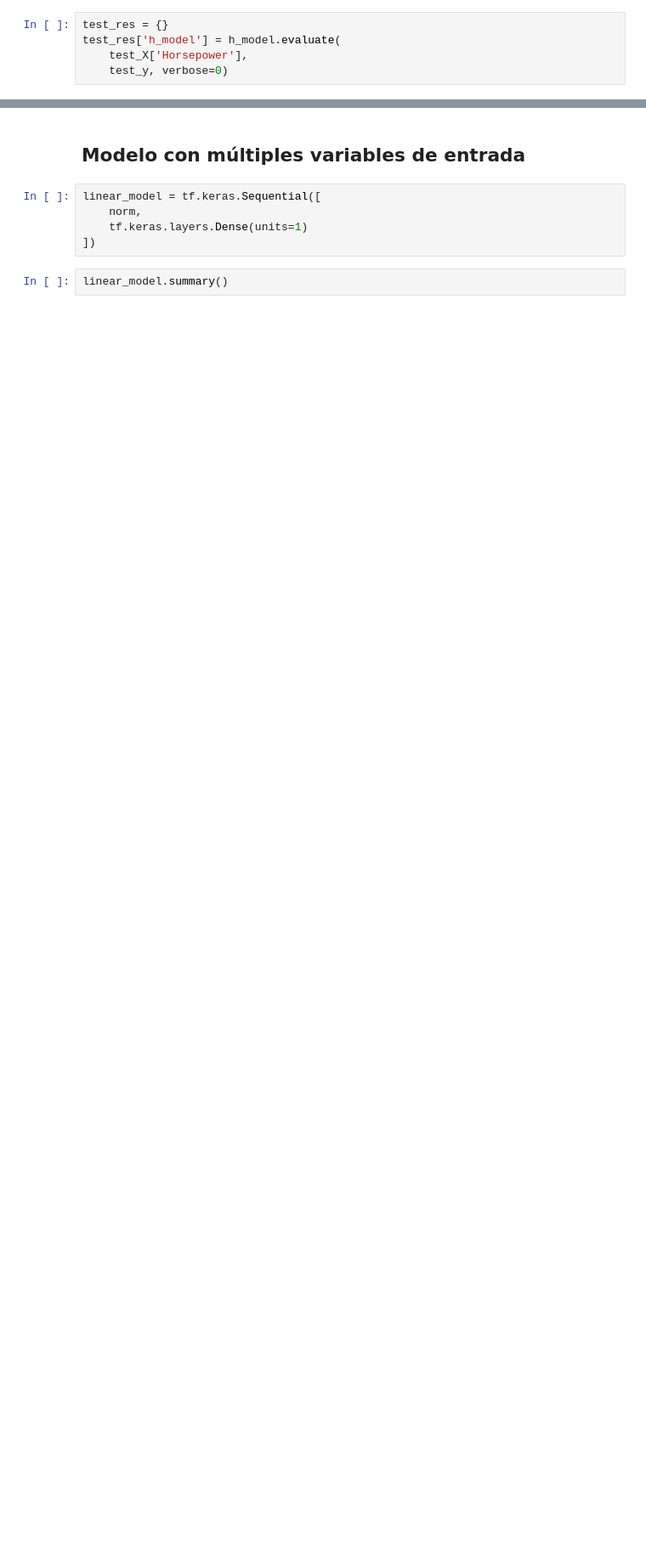
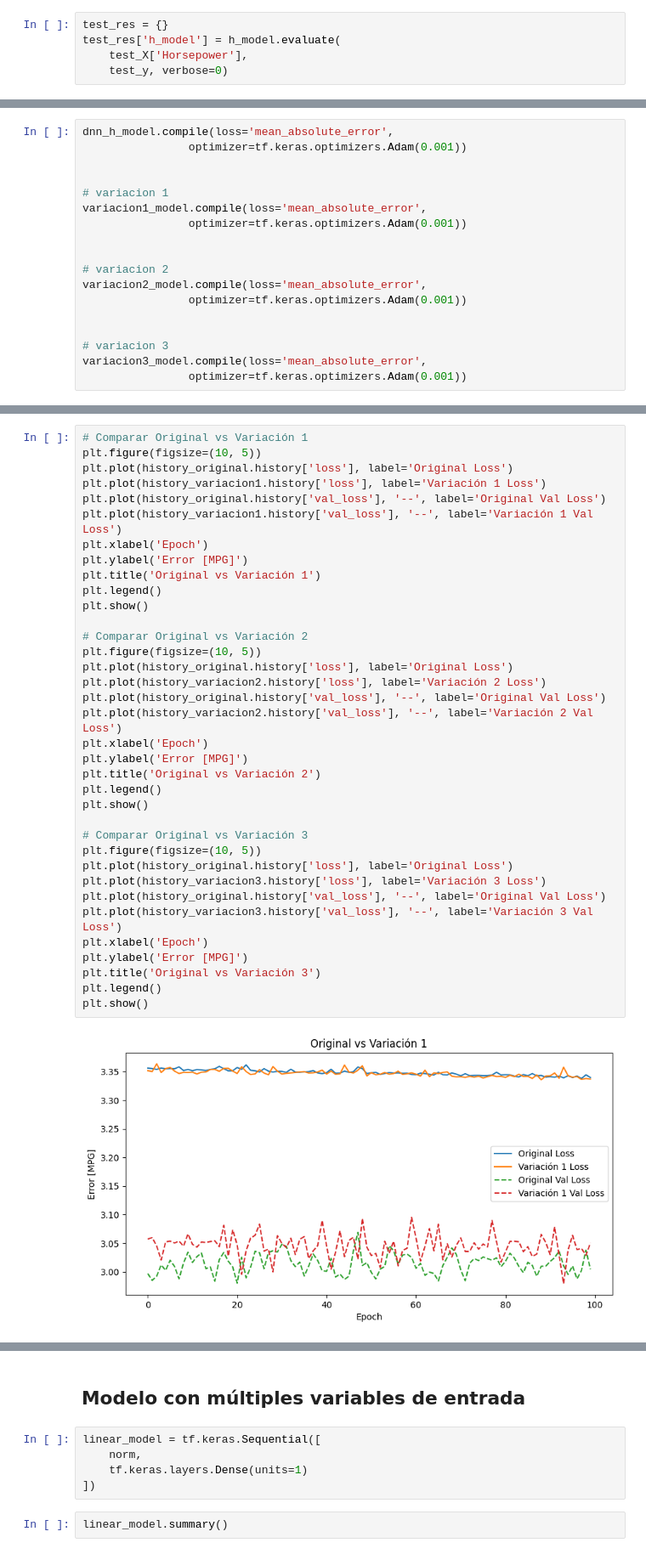
Before and after one commit to srodriguezb67/Taller-6---Redes-Neuronales, a Jupyter notebook: actividad 6 notebook.ipynb, the cells around one changed output, grey strips where cells are left out. Shown at 85% size. Drawn from its saved outputs; the diff is of its cells as text; blank space fills up the shorter version.

Commit message:
adicion 3 modelos unica variable

```diff
--- a/actividad 6 notebook.ipynb
+++ b/actividad 6 notebook.ipynb
@@ -244,0 +379,18 @@ test_res['dnn_h_model'] = dnn_h_model.evaluate(
+# %%
+dnn_h_model.compile(loss='mean_absolute_error',
+                optimizer=tf.keras.optimizers.Adam(0.001))
+
+
+# variacion 1
+variacion1_model.compile(loss='mean_absolute_error',
+                optimizer=tf.keras.optimizers.Adam(0.001))
+
+
+# variacion 2
+variacion2_model.compile(loss='mean_absolute_error',
+                optimizer=tf.keras.optimizers.Adam(0.001))
+
+
+# variacion 3
+variacion3_model.compile(loss='mean_absolute_error',
+                optimizer=tf.keras.optimizers.Adam(0.001))
@@ -244,0 +501,38 @@ test_res['dnn_h_model'] = dnn_h_model.evaluate(
+# %%
+# Comparar Original vs Variación 1
+plt.figure(figsize=(10, 5))
+plt.plot(history_original.history['loss'], label='Original Loss')
+plt.plot(history_variacion1.history['loss'], label='Variación 1 Loss')
+plt.plot(history_original.history['val_loss'], '--', label='Original Val Loss')
+plt.plot(history_variacion1.history['val_loss'], '--', label='Variación 1 Val Loss')
+plt.xlabel('Epoch')
+plt.ylabel('Error [MPG]')
+plt.title('Original vs Variación 1')
+plt.legend()
+plt.show()
+
+# Comparar Original vs Variación 2
+plt.figure(figsize=(10, 5))
+plt.plot(history_original.history['loss'], label='Original Loss')
+plt.plot(history_variacion2.history['loss'], label='Variación 2 Loss')
+plt.plot(history_original.history['val_loss'], '--', label='Original Val Loss')
+plt.plot(history_variacion2.history['val_loss'], '--', label='Variación 2 Val Loss')
+plt.xlabel('Epoch')
+plt.ylabel('Error [MPG]')
+plt.title('Original vs Variación 2')
+plt.legend()
+plt.show()
+
+# Comparar Original vs Variación 3
+plt.figure(figsize=(10, 5))
+plt.plot(history_original.history['loss'], label='Original Loss')
+plt.plot(history_variacion3.history['loss'], label='Variación 3 Loss')
+plt.plot(history_original.history['val_loss'], '--', label='Original Val Loss')
+plt.plot(history_variacion3.history['val_loss'], '--', label='Variación 3 Val Loss')
+plt.xlabel('Epoch')
+plt.ylabel('Error [MPG]')
+plt.title('Original vs Variación 3')
+plt.legend()
+plt.show()
+# %% [output]
+[figure, added]
```
Also changed, not shown: parts of 51 cells of this notebook.
